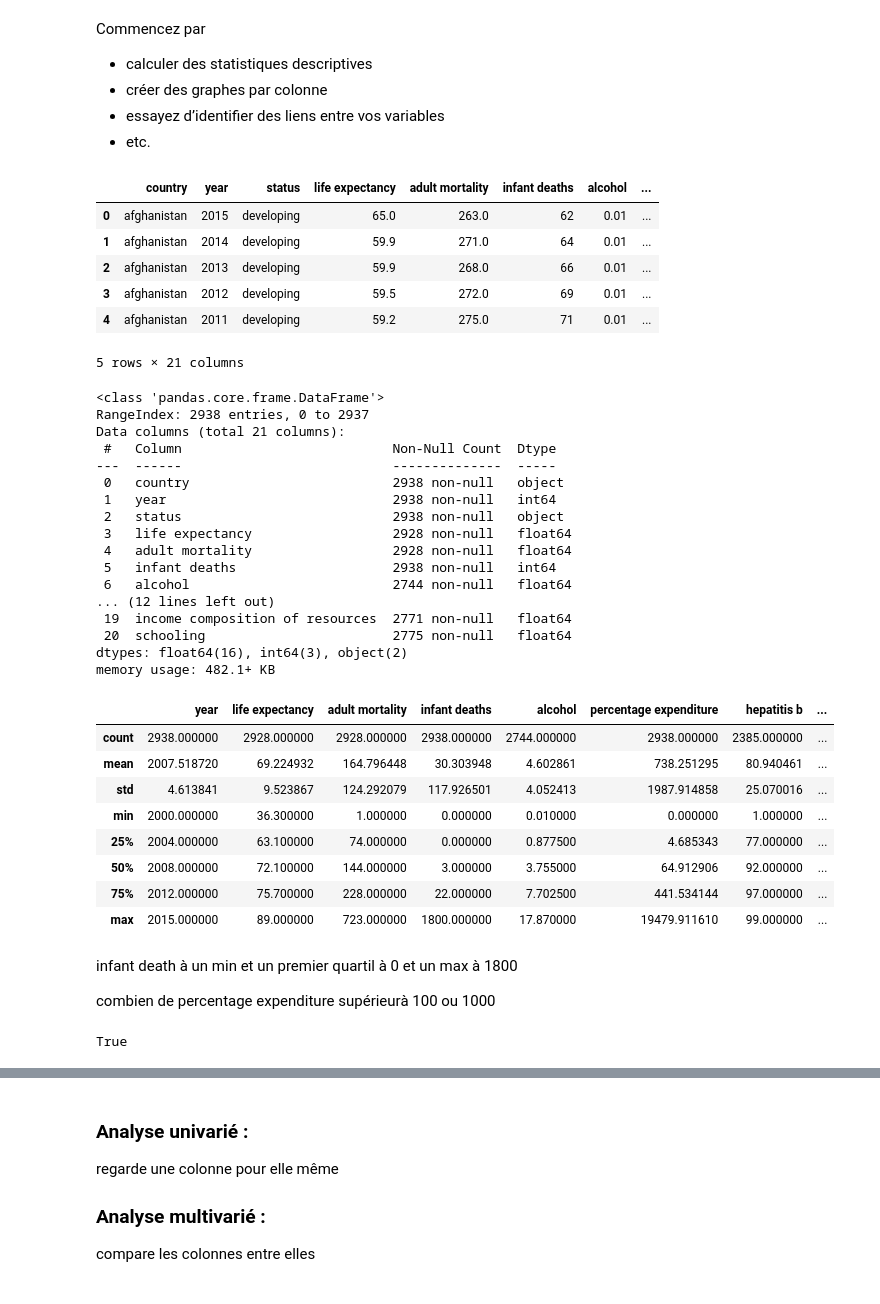
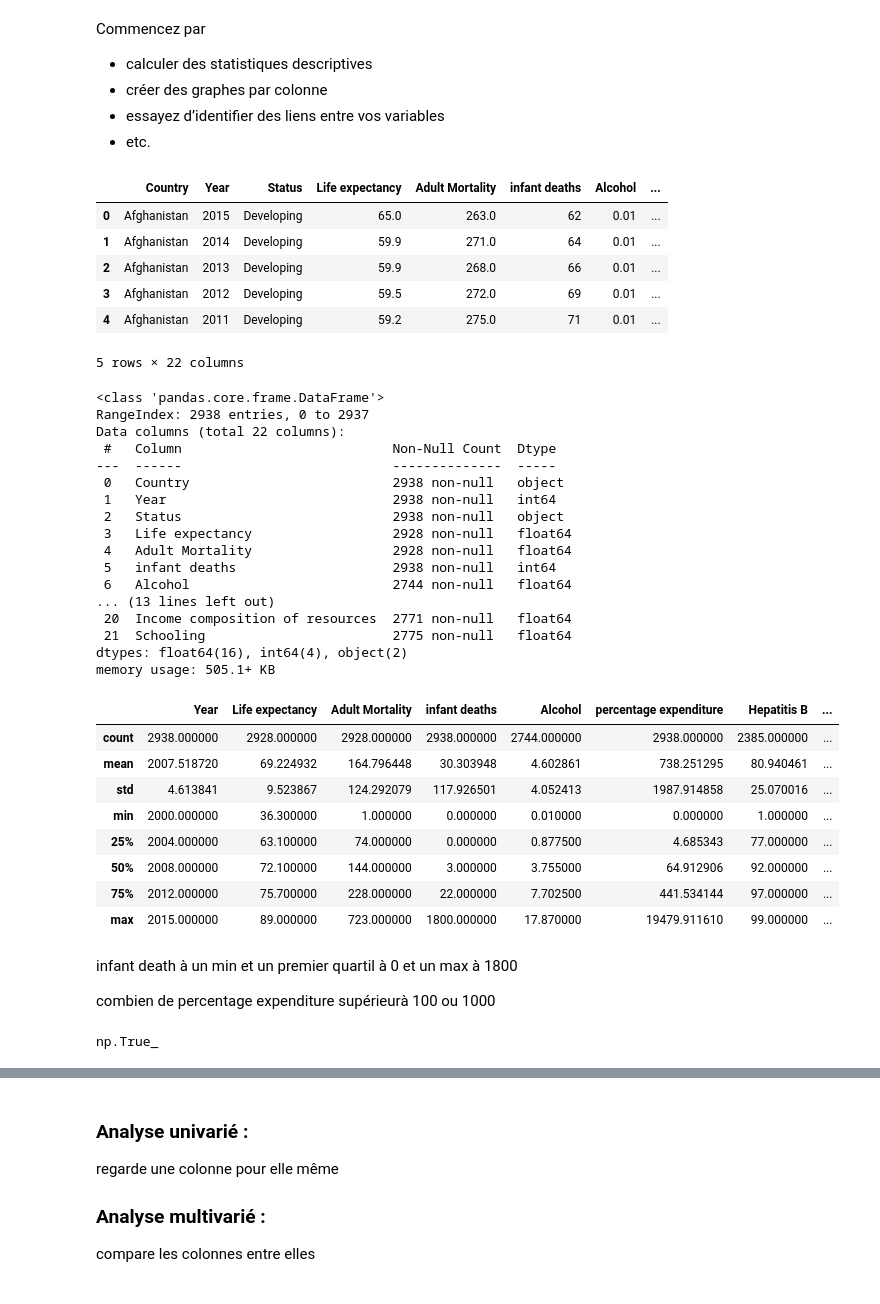
Before and after one commit to bruno-coulet/dazzle-dash, a Jupyter notebook: analyse_exploratoire.ipynb, the cells around one changed output, grey strips where cells are left out. Cells and saved outputs as stored; diff of their text form; code cells hidden in the pictures.

```diff
--- a/analyse_exploratoire.ipynb
+++ b/analyse_exploratoire.ipynb
@@ -14,38 +15,38 @@ import seaborn as sns
 # %%
-df = pd.read_csv('processed_data/LifeExpectancyData.csv')
+df = pd.read_csv('raw_data/Life Expectancy Data.csv')
 df.head()
 # %% [output]
-|  | country | year | status | life expectancy | adult mortality | infant deaths | alcohol | ... |
-| 0 | afghanistan | 2015 | developing | 65.0 | 263.0 | 62 | 0.01 | ... |
-| 1 | afghanistan | 2014 | developing | 59.9 | 271.0 | 64 | 0.01 | ... |
-| 2 | afghanistan | 2013 | developing | 59.9 | 268.0 | 66 | 0.01 | ... |
-| 3 | afghanistan | 2012 | developing | 59.5 | 272.0 | 69 | 0.01 | ... |
-| 4 | afghanistan | 2011 | developing | 59.2 | 275.0 | 71 | 0.01 | ... |
+|  | Country | Year | Status | Life expectancy | Adult Mortality | infant deaths | Alcohol | ... |
+| 0 | Afghanistan | 2015 | Developing | 65.0 | 263.0 | 62 | 0.01 | ... |
+| 1 | Afghanistan | 2014 | Developing | 59.9 | 271.0 | 64 | 0.01 | ... |
+| 2 | Afghanistan | 2013 | Developing | 59.9 | 268.0 | 66 | 0.01 | ... |
+| 3 | Afghanistan | 2012 | Developing | 59.5 | 272.0 | 69 | 0.01 | ... |
+| 4 | Afghanistan | 2011 | Developing | 59.2 | 275.0 | 71 | 0.01 | ... |
-5 rows × 21 columns
+5 rows × 22 columns
 # %%
 df.info()
 # %% [output]
 <class 'pandas.core.frame.DataFrame'>
 RangeIndex: 2938 entries, 0 to 2937
-Data columns (total 21 columns):
+Data columns (total 22 columns):
  #   Column                           Non-Null Count  Dtype
 ---  ------                           --------------  -----
- 0   country                          2938 non-null   object
- 1   year                             2938 non-null   int64
- 2   status                           2938 non-null   object
- 3   life expectancy                  2928 non-null   float64
- 4   adult mortality                  2928 non-null   float64
+ 0   Country                          2938 non-null   object
+ 1   Year                             2938 non-null   int64
+ 2   Status                           2938 non-null   object
+ 3   Life expectancy                  2928 non-null   float64
+ 4   Adult Mortality                  2928 non-null   float64
  5   infant deaths                    2938 non-null   int64
- 6   alcohol                          2744 non-null   float64
-... (12 lines left out)
- 19  income composition of resources  2771 non-null   float64
- 20  schooling                        2775 non-null   float64
-dtypes: float64(16), int64(3), object(2)
-memory usage: 482.1+ KB
+ 6   Alcohol                          2744 non-null   float64
+... (13 lines left out)
+ 20  Income composition of resources  2771 non-null   float64
+ 21  Schooling                        2775 non-null   float64
+dtypes: float64(16), int64(4), object(2)
+memory usage: 505.1+ KB
 # %%
 df.describe()
 # %% [output]
-|  | year | life expectancy | adult mortality | infant deaths | alcohol | percentage expenditure | hepatitis b | ... |
+|  | Year | Life expectancy | Adult Mortality | infant deaths | Alcohol | percentage expenditure | Hepatitis B | ... |
 | count | 2938.000000 | 2928.000000 | 2928.000000 | 2938.000000 | 2744.000000 | 2938.000000 | 2385.000000 | ... |
 | mean | 2007.518720 | 69.224932 | 164.796448 | 30.303948 | 4.602861 | 738.251295 | 80.940461 | ... |
 | std | 4.613841 | 9.523867 | 124.292079 | 117.926501 | 4.052413 | 1987.914858 | 25.070016 | ... |
@@ -62,7 +63,7 @@ combien de percentage expenditure supérieurà 100 ou 1000
 # Pour obtenir un booléen indiquant si le DataFrame contient des valeurs NaN
 df.isna().any().any()
 # %% [output]
-True
+np.True_
 # %%
 # Compter les valeurs NaN par colonne
 df.isna().sum()
```
Also changed, not shown: parts of 14 cells of this notebook, 6 other files.
